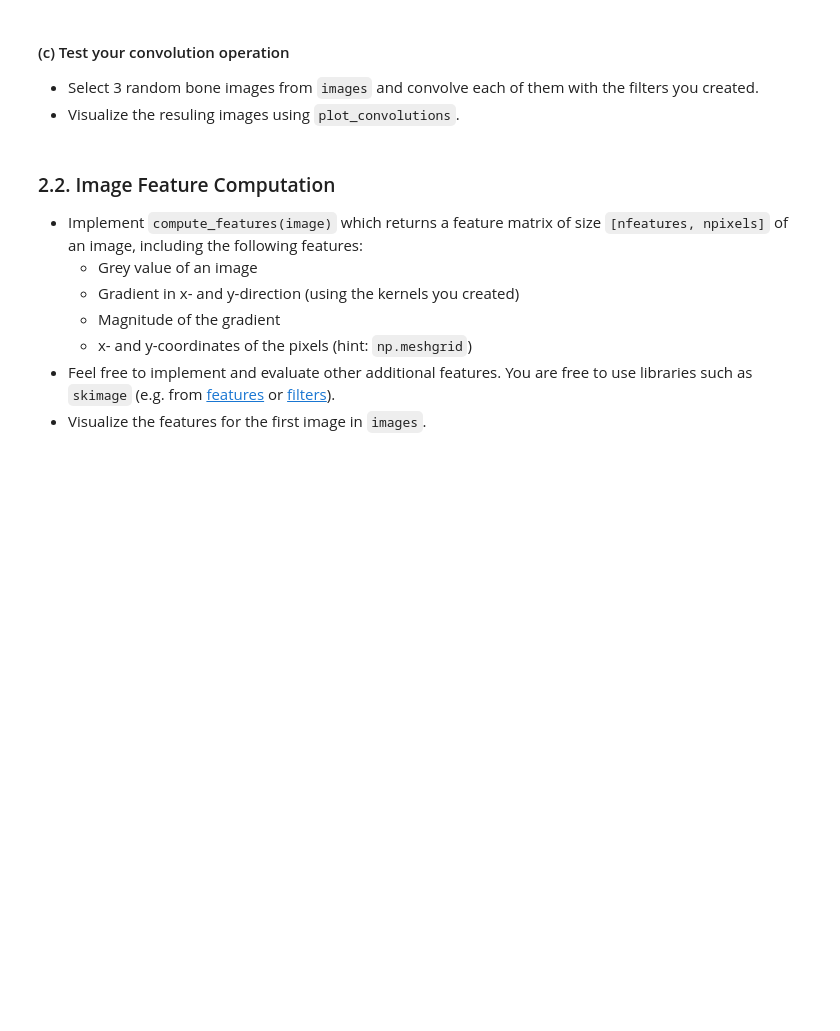
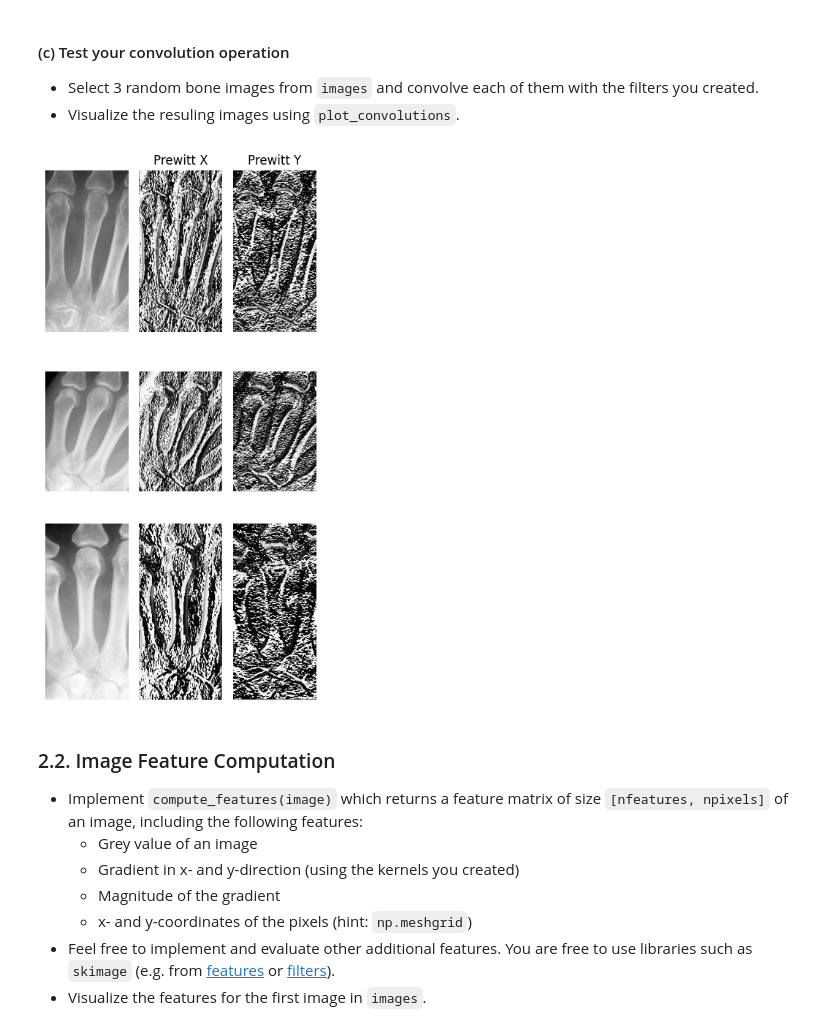
Before and after one commit to AlexanderGruebling/bone-segmentation-analysis, a Jupyter notebook: notebook.ipynb, the cells around one changed output. Drawn from its saved outputs; the diff is of its cells as text; code cells hidden in the pictures; blank space fills up the shorter version.

```diff
--- a/notebook.ipynb
+++ b/notebook.ipynb
@@ -169,3 +171,15 @@ Create 2 edge detection kernels (image filters) represented as matrices (Fx, Fy)
+# %%
+PREWITT_X = np.array([
+    [1, 0, -1],
+    [1, 0, -1],
+    [1, 0, -1]
+])
+
+PREWITT_Y = np.array([
+    [-1, -1, -1],
+    [ 0,  0,  0],
+    [ 1,  1,  1]
+])
 # %% [markdown]
 #### (b) Convolution operation
 - Implement the convolution operation on your own as function `conv2d` with input parameters `image` representing a 2D image of size [m, n] and `kernel` representing a `3x3` filter kernel.
@@ -188,12 +202,17 @@ def conv2d(image, kernel):
         2D array of the same shape as the input image.
     """
 
-    # TODO: Initialize output array
-    output =
+    # Initialize output array
+    output = np.zeros_like(image)
 
-    # TODO: add padding to preserve input size
+    # add padding to preserve input size
+    img_padded = np.pad(image, pad_width=1, mode='constant', constant_values=0)
 
-    # TODO: Loop over the image and apply the kernel
+    # Loop over the image and apply the kernel
+    for x in range(image.shape[0]):
+        for y in range(image.shape[1]):
+            patch = img_padded[x:x+3, y:y+3]
+            output[x, y] = np.sum(patch * kernel)
 
     return output
 # %% [markdown]
@@ -203,18 +222,21 @@ def conv2d(image, kernel):
 # %%
 from helper_functions import plot_convolutions
 
 kernels = {
     'Prewitt X': PREWITT_X,
     'Prewitt Y': PREWITT_Y,
 }
 
-originals = # TODO: select 3 images
+idx = np.random.choice(len(images), size=3, replace=False)
+originals = [images[i] for i in idx]
 convolved = []
 for i in originals:
     conv = [conv2d(i, kernel) for kernel in kernels.values()]
     convolved.append(conv)
 
 plot_convolutions(originals, convolved, kernels)
+# %% [output]
+[figure, added]
 # %% [markdown]
 ### 2.2. Image Feature Computation
 - Implement `compute_features(image)` which returns a feature matrix of size `[nfeatures, npixels]` of an image, including the following features:
```
Also changed, not shown: parts of 12 cells of this notebook.
